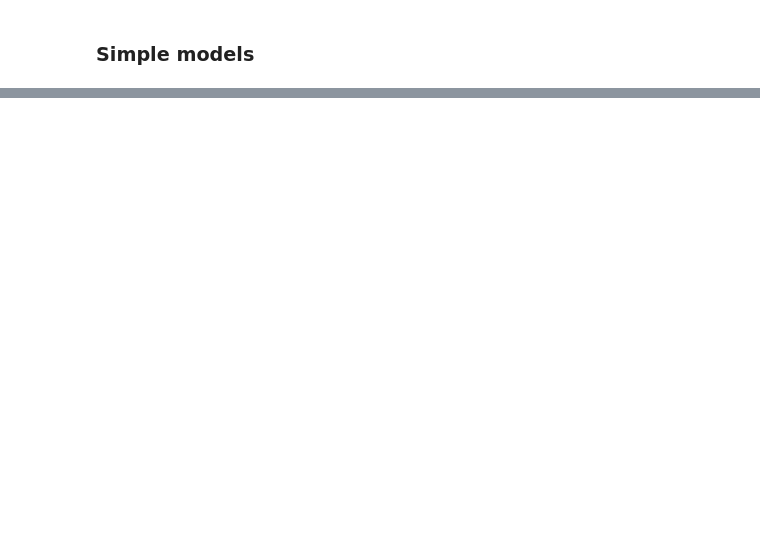
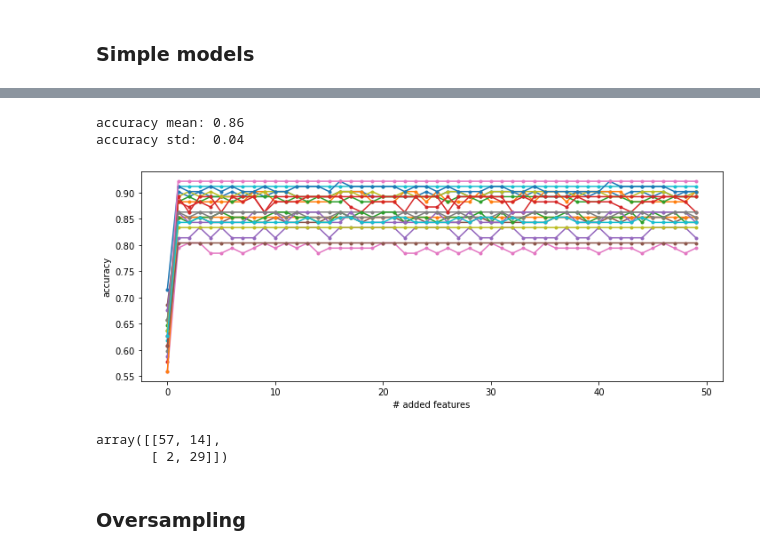
Before and after one commit to demetriomagatti/machine_learning_playground, a Jupyter notebook: heart_failure/predictions.ipynb, the cells around one changed output, grey strips where cells are left out. Drawn from its saved outputs; the diff is of its cells as text; code cells hidden in the pictures; blank space fills up the shorter version.

```diff
--- a/heart_failure/predictions.ipynb
+++ b/heart_failure/predictions.ipynb
@@ -42,0 +46,3 @@ from sklearn import tree
+# %%
+X = data.drop(['DEATH_EVENT'],axis=1)
+y = data['DEATH_EVENT']
@@ -42,0 +90,66 @@ from sklearn import tree
+# %%
+# actually a silly idea: using predictions ad features
+# adding up to 10 new features
+# 100 iterations
+# a bit of feature selection
+# 66/34 holdout
+
+features = ['age','anaemia','sex','smoking']
+clf = tree.DecisionTreeClassifier()
+accuracy_values = []
+
+for i in tqdm(range(100)):
+    X_train, X_test, y_train, y_test = train_test_split(X[features], y, train_size=0.66, test_size=0.34)
+    for j in range(20):
+        clf.fit(X_train, y_train)
+        X_train[f'pred_{j}'] = clf.predict(X_train)==y_train
+        X_test[f'pred_{j}'] = clf.predict(X_test)==y_test
+    y_pred = clf.predict(X_test.drop([f'pred_{j}'],axis=1))
+    accuracy_values.append(metrics.accuracy_score(y_test, y_pred))
+
+accuracy_values = np.array(accuracy_values)
+print(f'accuracy mean: {accuracy_values.mean():.2f}')
+print(f'accuracy std:  {accuracy_values.std():.2f}')
+# %% [output]
+accuracy mean: 0.86
+accuracy std:  0.04
+# %%
+# actually a silly idea: using predictions ad features
+# adding up to 50 new features
+# 100 iterations
+# a bit of feature selection
+# 66/34 holdout
+
+features = ['age','anaemia','sex','smoking']
+clf = tree.DecisionTreeClassifier()
+accuracy_values = []
+
+for i in tqdm(range(20)):
+    X_train, X_test, y_train, y_test = train_test_split(X[features], y, train_size=0.66, test_size=0.34)
+    this_accuracy = []
+    for j in range(50):
+        clf.fit(X_train, y_train)
+        y_pred = clf.predict(X_test)
+        this_accuracy.append(np.array(metrics.accuracy_score(y_test, y_pred)).mean())
+        X_train[f'pred_{j}'] = clf.predict(X_train)==y_train
+        X_test[f'pred_{j}'] = clf.predict(X_test)==y_test
+    accuracy_values.append(this_accuracy)
+# %%
+fig,ax = plt.subplots(figsize=(10,4))
+
+for value in accuracy_values:
+    ax.plot(np.arange(len(value)),value,'.-')
+    ax.set_xlabel('# added features')
+    ax.set_ylabel('accuracy')
+
+fig.tight_layout()
+# %% [output]
+[figure, added]
+# %%
+from sklearn.metrics import confusion_matrix
+confusion_matrix(y_test,y_pred)
+# %% [output]
+array([[57, 14],
+       [ 2, 29]])
+# %% [markdown]
+### Oversampling
```
Also changed, not shown: parts of 18 cells of this notebook, 1 other file.
